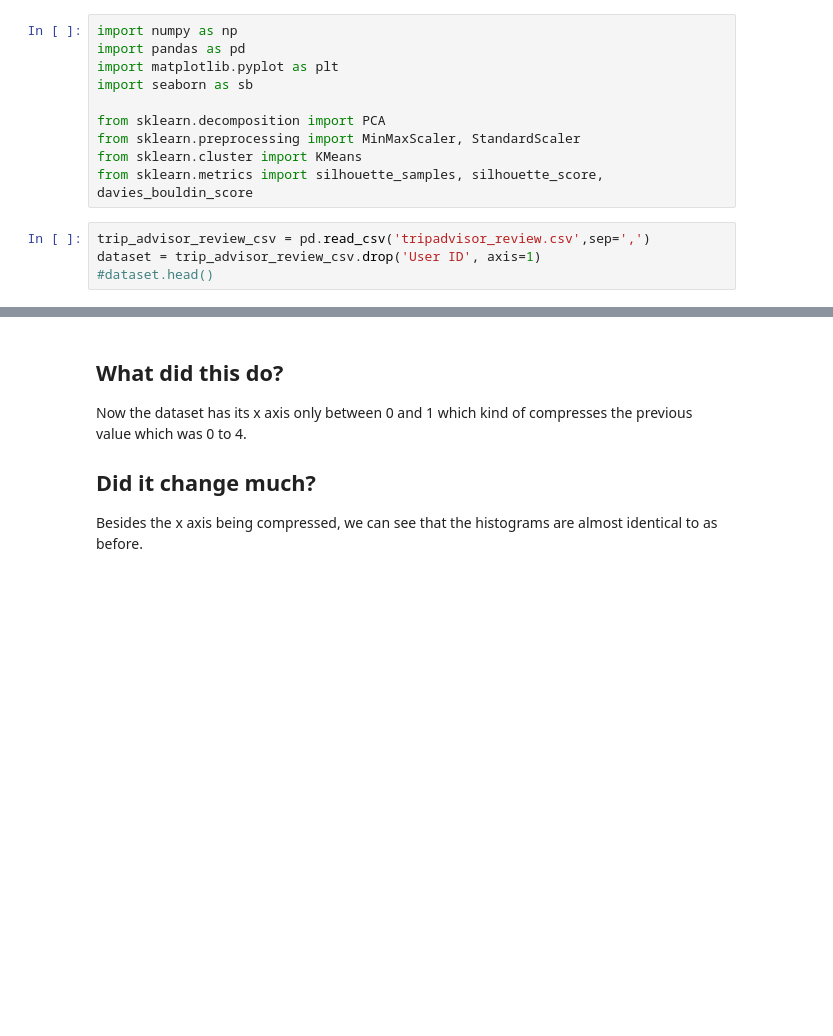
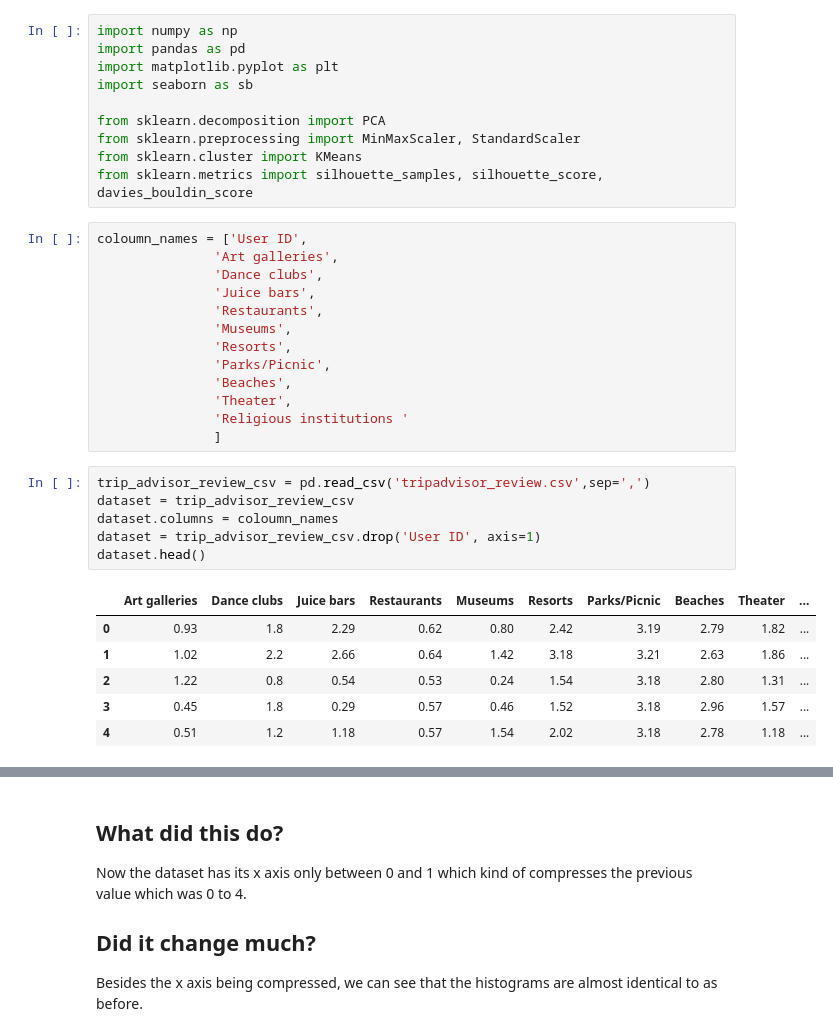
Before and after one commit to Wolff404/Clustering, a Jupyter notebook: Clustering_of_Travel_Reviews.ipynb, the cells around one changed output, grey strips where cells are left out. Saved outputs shown, nothing was run; the diff lists cells and outputs as text; blank space fills up the shorter version.

```diff
--- a/Clustering_of_Travel_Reviews.ipynb
+++ b/Clustering_of_Travel_Reviews.ipynb
@@ -44,7 +44,29 @@ from sklearn.decomposition import PCA
 from sklearn.preprocessing import MinMaxScaler, StandardScaler
 from sklearn.cluster import KMeans
 from sklearn.metrics import silhouette_samples, silhouette_score, davies_bouldin_score
+# %%
+coloumn_names = ['User ID',
+               'Art galleries',
+               'Dance clubs',
+               'Juice bars',
+               'Restaurants',
+               'Museums',
+               'Resorts',
+               'Parks/Picnic',
+               'Beaches',
+               'Theater',
+               'Religious institutions '
+               ]
 # %%
 trip_advisor_review_csv = pd.read_csv('tripadvisor_review.csv',sep=',')
+dataset = trip_advisor_review_csv
+dataset.columns = coloumn_names
 dataset = trip_advisor_review_csv.drop('User ID', axis=1)
-#dataset.head()
+dataset.head()
+# %% [output]
+|  | Art galleries | Dance clubs | Juice bars | Restaurants | Museums | Resorts | Parks/Picnic | Beaches | Theater | ... |
+| 0 | 0.93 | 1.8 | 2.29 | 0.62 | 0.80 | 2.42 | 3.19 | 2.79 | 1.82 | ... |
+| 1 | 1.02 | 2.2 | 2.66 | 0.64 | 1.42 | 3.18 | 3.21 | 2.63 | 1.86 | ... |
+| 2 | 1.22 | 0.8 | 0.54 | 0.53 | 0.24 | 1.54 | 3.18 | 2.80 | 1.31 | ... |
+| 3 | 0.45 | 1.8 | 0.29 | 0.57 | 0.46 | 1.52 | 3.18 | 2.96 | 1.57 | ... |
+| 4 | 0.51 | 1.2 | 1.18 | 0.57 | 1.54 | 2.02 | 3.18 | 2.78 | 1.18 | ... |
```
Also changed, not shown: parts of 38 cells of this notebook.
